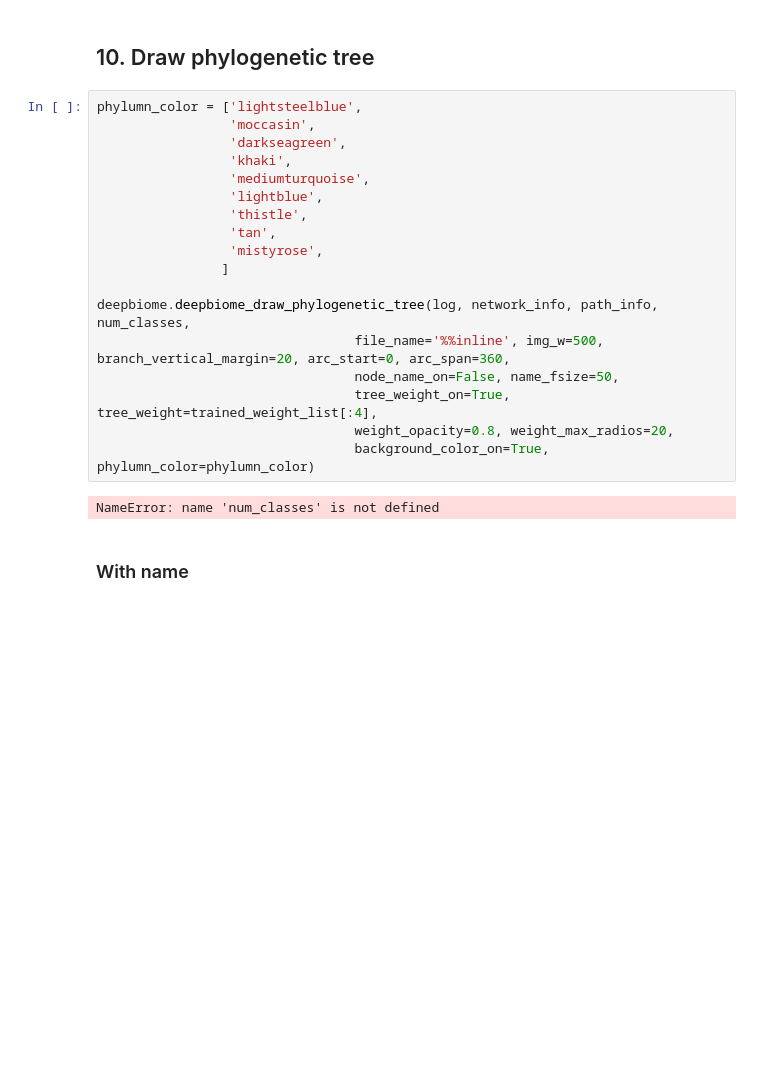
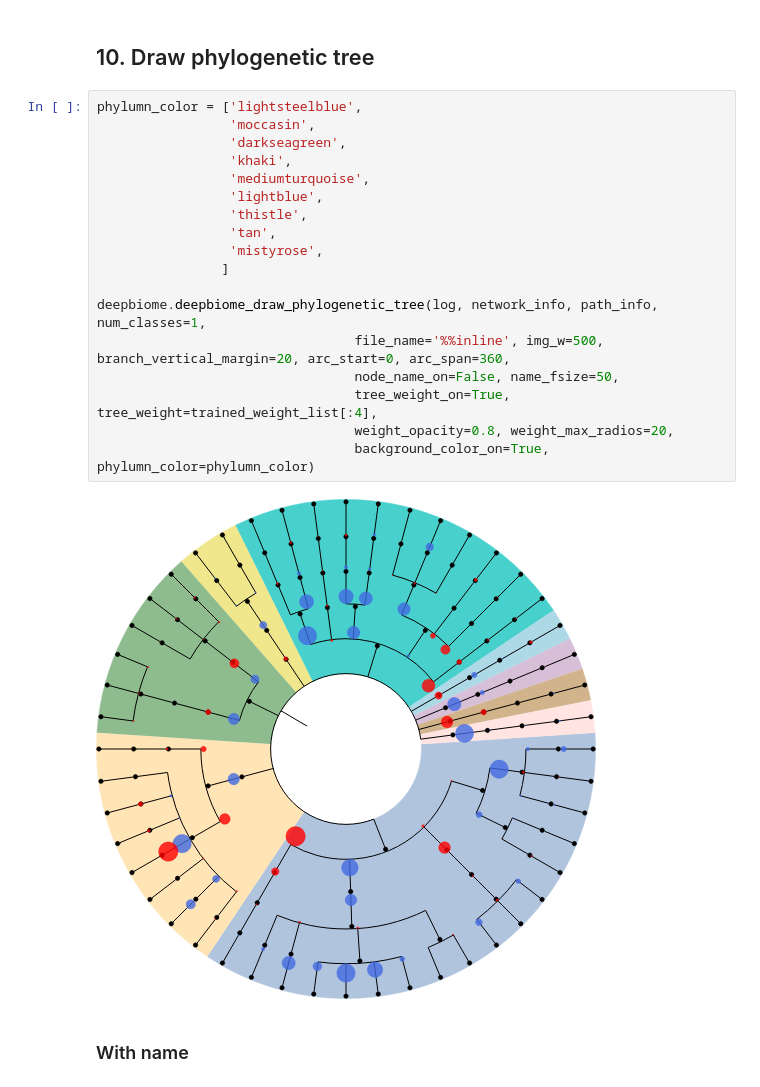
Before and after one commit to Young-won/deepbiome, a Jupyter notebook: docs/source/example_with_one_input_file.ipynb, the cells around one changed output. Cells and saved outputs as stored; diff of their text form; blank space fills up the shorter version.

Commit message:
add function for the tree figure

```diff
--- a/docs/source/example_with_one_input_file.ipynb
+++ b/docs/source/example_with_one_input_file.ipynb
@@ -1183,23 +1190,23 @@ summary
 # %%
 phylumn_color = ['lightsteelblue',
                  'moccasin',
                  'darkseagreen',
                  'khaki',
                  'mediumturquoise',
                  'lightblue',
                  'thistle',
                  'tan',
                  'mistyrose',
                 ]
 
-deepbiome.deepbiome_draw_phylogenetic_tree(log, network_info, path_info, num_classes,
+deepbiome.deepbiome_draw_phylogenetic_tree(log, network_info, path_info, num_classes=1,
                                  file_name='%%inline', img_w=500, branch_vertical_margin=20, arc_start=0, arc_span=360,
                                  node_name_on=False, name_fsize=50,
                                  tree_weight_on=True, tree_weight=trained_weight_list[:4],
                                  weight_opacity=0.8, weight_max_radios=20,
                                  background_color_on=True, phylumn_color=phylumn_color)
 # %% [output]
-NameError: name 'num_classes' is not defined
+[figure, added]
 # %% [markdown]
 ### With name
 # %%
```
Also changed, not shown: parts of 14 cells of this notebook, 1 other file.
